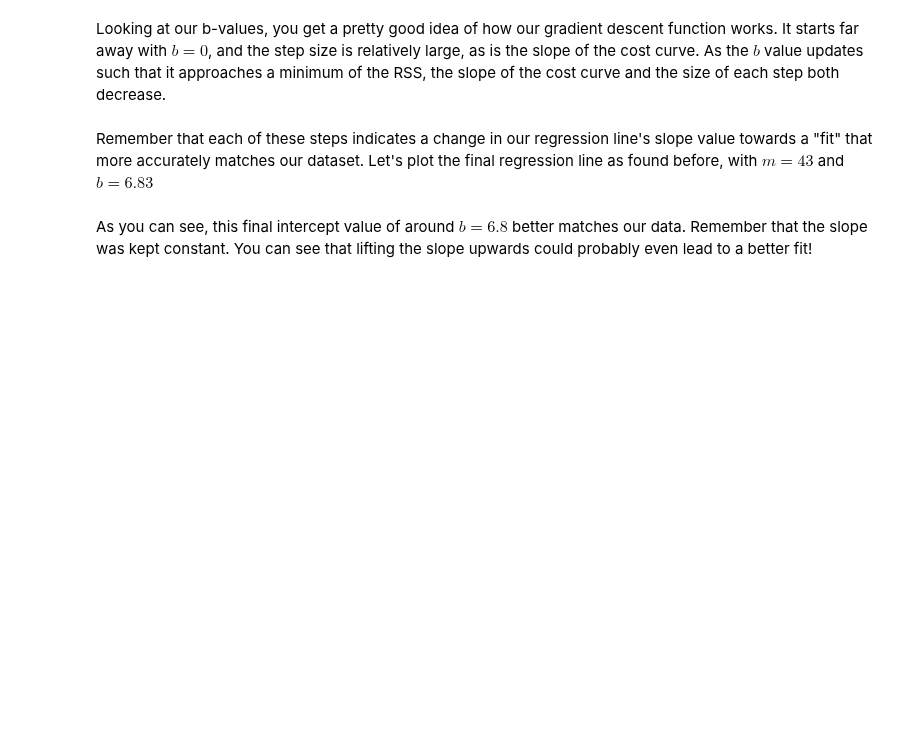
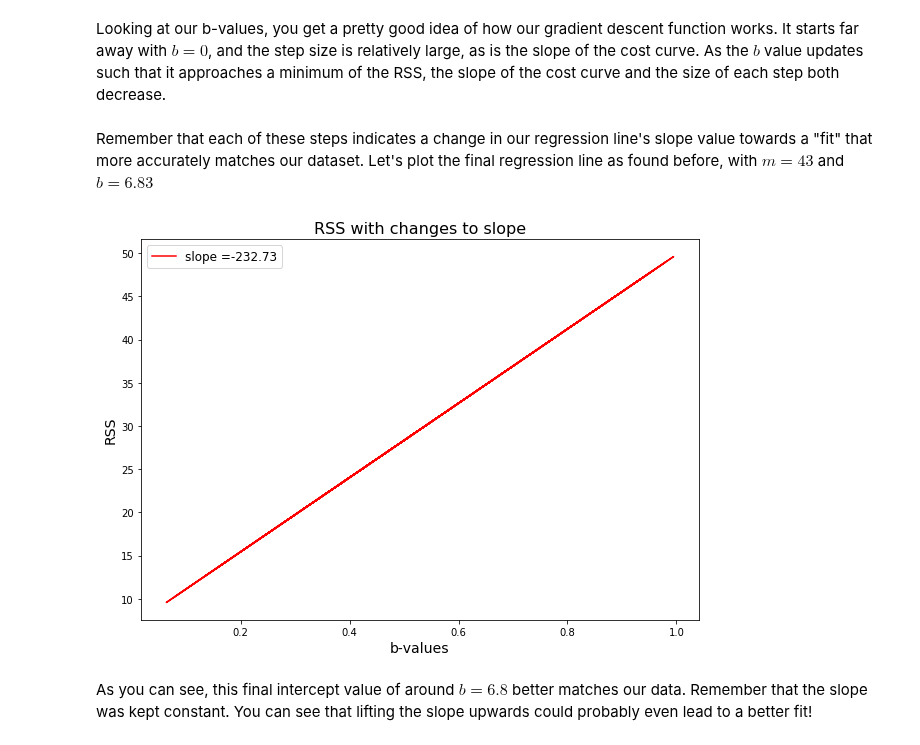
Before and after one commit to rvent/dsc-2-14-12-gradient-descent-step-sizes-lab-nyc-ds-career-012819, a Jupyter notebook: index.ipynb, the cells around one changed output. Saved outputs shown, nothing was run; the diff lists cells and outputs as text; code cells hidden in the pictures; blank space fills up the shorter version.

```diff
--- a/index.ipynb
+++ b/index.ipynb
@@ -264,20 +264,21 @@ Remember that each of these steps indicates a change in our regression line's sl
 # %%
 # plot the final result here
 def fun(b, m, x):
     return b + m*x
 
 new_y = fun(6.83, 43, x)
 
 plt.figure(figsize=(10,7))
 # plt.plot(bval_RSS[:,0], bval_RSS[:,1], '-')
-plt.plot(x, new, color = "red",  label = "slope =" + str(round(slope_3,2)))
-plt.plot(x_6, tan_6, color = "green",  label = "slope =" + str(round(slope_6,2)))
+plt.plot(x, new_y, color = "red",  label = "slope =" + str(round(slope_3,2)))
 
 plt.xlabel("b-values", fontsize=14)
 plt.ylabel("RSS", fontsize=14)
 plt.legend(loc='upper left', fontsize='large')
 
 plt.title("RSS with changes to slope", fontsize=16);
+# %% [output]
+[figure, added]
 # %% [markdown]
 As you can see, this final intercept value of around $b=6.8$ better matches our data. Remember that the slope was kept constant. You can see that lifting the slope upwards could probably even lead to a better fit!
 # %% [markdown]
```
